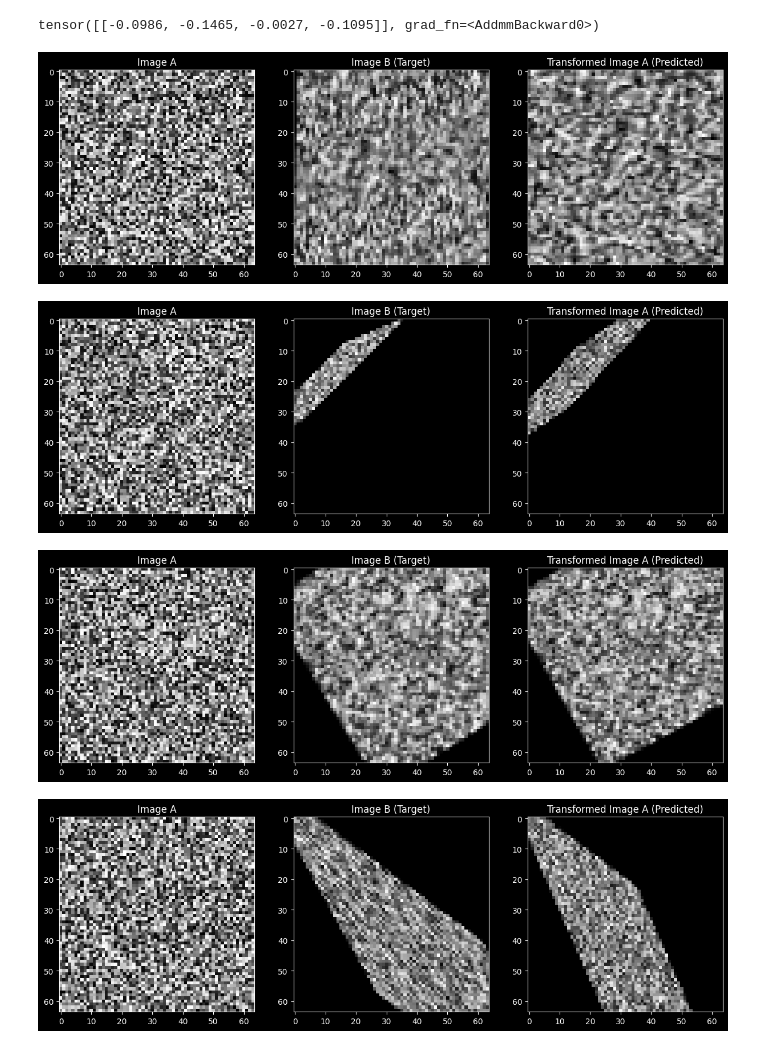
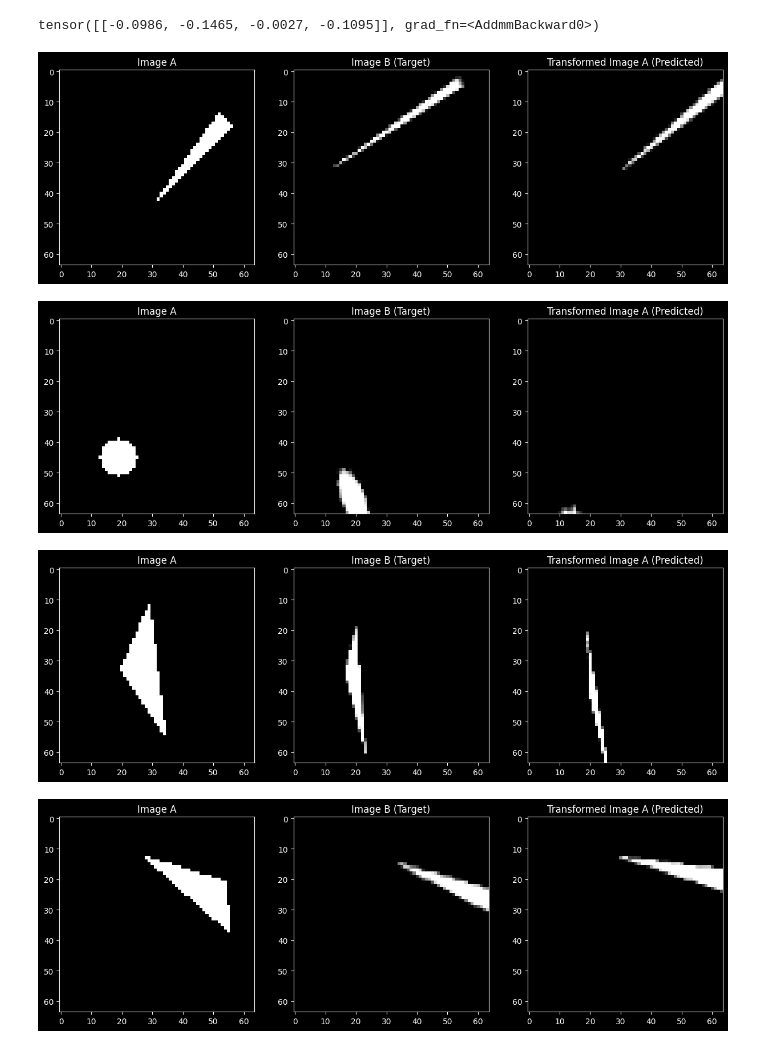
Before and after one commit to TakedaKatsuji/kmodels, a Jupyter notebook: Vivim/modeling/boundary_aware.ipynb, the cells around one changed output. Saved outputs shown, nothing was run; the diff lists cells and outputs as text; code cells hidden in the pictures.

```diff
--- a/Vivim/modeling/boundary_aware.ipynb
+++ b/Vivim/modeling/boundary_aware.ipynb
@@ -57,7 +57,7 @@ from torch.utils.data import DataLoader, Dataset
 import numpy as np
 import cv2
 from tqdm import tqdm
-
+import random
 # 自作のデータセットクラス
 class AffineDataset(Dataset):
     def __init__(self, image_pairs, targets):
@@ -96,11 +96,12 @@ class AffineEstimator(nn.Module):
 def train_model(model, dataloader, criterion, optimizer, num_epochs=500):
     for epoch in tqdm(range(num_epochs)):
         model.train()
+        model = model.cuda()
         running_loss = 0.0
         for imagesA, imagesB, targets in dataloader:
             optimizer.zero_grad()
-            outputs = model(imagesA, imagesB)
-            loss = criterion(outputs, targets)
+            outputs = model(imagesA.cuda(), imagesB.cuda())
+            loss = criterion(outputs, targets.cuda())
             loss.backward()
             optimizer.step()
             running_loss += loss.item() * imagesA.size(0)
@@ -108,13 +109,36 @@ def train_model(model, dataloader, criterion, optimizer, num_epochs=500):
         epoch_loss = running_loss / len(dataloader.dataset)
 
     return model
+# ランダムな図形を生成
+def generate_random_shape(image_size=(64, 64)):
+    image = np.zeros(image_size, dtype=np.float32)
+    shape_type = random.choice(['circle', 'rectangle', 'triangle'])
+
+    if shape_type == 'circle':
+        center = (random.randint(15, 49), random.randint(15, 49))
+        radius = random.randint(5, 15)
+        cv2.circle(image, center, radius, 1, -1)
+
+    elif shape_type == 'rectangle':
+        pt1 = (random.randint(5, 30), random.randint(5, 30))
+        pt2 = (random.randint(30, 59), random.randint(30, 59))
+        cv2.rectangle(image, pt1, pt2, 1, -1)
+
+    elif shape_type == 'triangle':
+        pts = np.array([[random.randint(5, 59), random.randint(5, 59)],
+                        [random.randint(5, 59), random.randint(5, 59)],
+                        [random.randint(5, 59), random.randint(5, 59)]], np.int32)
+        pts = pts.reshape((-1, 1, 2))
+        cv2.fillPoly(image, [pts], 1)
+
+    return image
 
 # テストデータの準備
 def generate_affine_data(num_samples=1000, image_size=(64, 64)):
     image_pairs = []
     targets = []
     for _ in range(num_samples):
-        imageA = np.random.rand(*image_size).astype(np.float32)
+        imageA = generate_random_shape(image_size)
         pts1 = np.float32([[10, 10], [20, 10], [10, 20]])
         pts2 = pts1 + np.random.uniform(-5, 5, pts1.shape).astype(np.float32)
         M = cv2.getAffineTransform(pts1, pts2)
@@ -138,35 +162,35 @@ trained_model = train_model(model, dataloader, criterion, optimizer)
 # %%
 import matplotlib.pyplot as plt
 
 # テストデータの生成
 test_image_pairs, test_targets = generate_affine_data(num_samples=10)
 
 # テストデータの推論とプロット
 def test_and_plot(model, test_image_pairs):
-    model.eval()
+    model.eval().cpu()
     with torch.no_grad():
         for i, (imageA, imageB) in enumerate(test_image_pairs):
             imageA_tensor = torch.tensor(imageA, dtype=torch.float32).unsqueeze(0).unsqueeze(0)
             imageB_tensor = torch.tensor(imageB, dtype=torch.float32).unsqueeze(0).unsqueeze(0)
             output = model(imageA_tensor, imageB_tensor).numpy().reshape(2, 3)
 
             # 予測されたアフィン変換行列を使用してimageAを変換
             transformed_imageA = cv2.warpAffine(imageA, output, (imageA.shape[1], imageA.shape[0]))
 
             # プロット
             fig, axs = plt.subplots(1, 3, figsize=(15, 5))
             axs[0].imshow(imageA, cmap='gray')
             axs[0].set_title('Image A')
             axs[1].imshow(imageB, cmap='gray')
             axs[1].set_title('Image B (Target)')
             axs[2].imshow(transformed_imageA, cmap='gray')
             axs[2].set_title('Transformed Image A (Predicted)')
             plt.show()
 
 # テストとプロット
 test_and_plot(trained_model, test_image_pairs)
 # %% [output]
-[figure, old version]
+[figure, new version]
-[figure, old version]
+[figure, new version]
-[figure, old version]
+[figure, new version]
-[figure, old version]
+[figure, new version]
```
Also changed, not shown: parts of 1 cell of this notebook.
